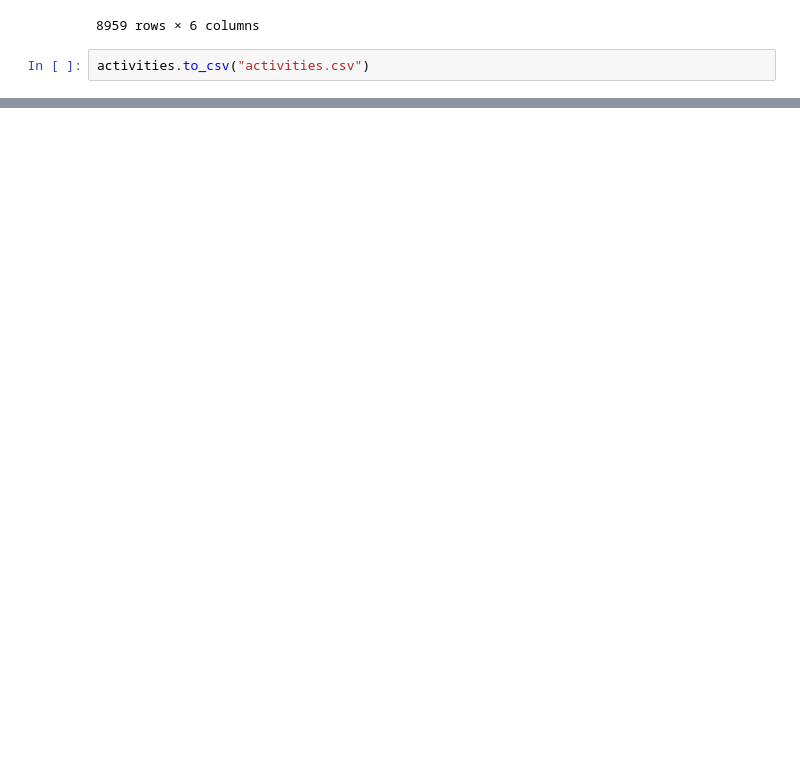
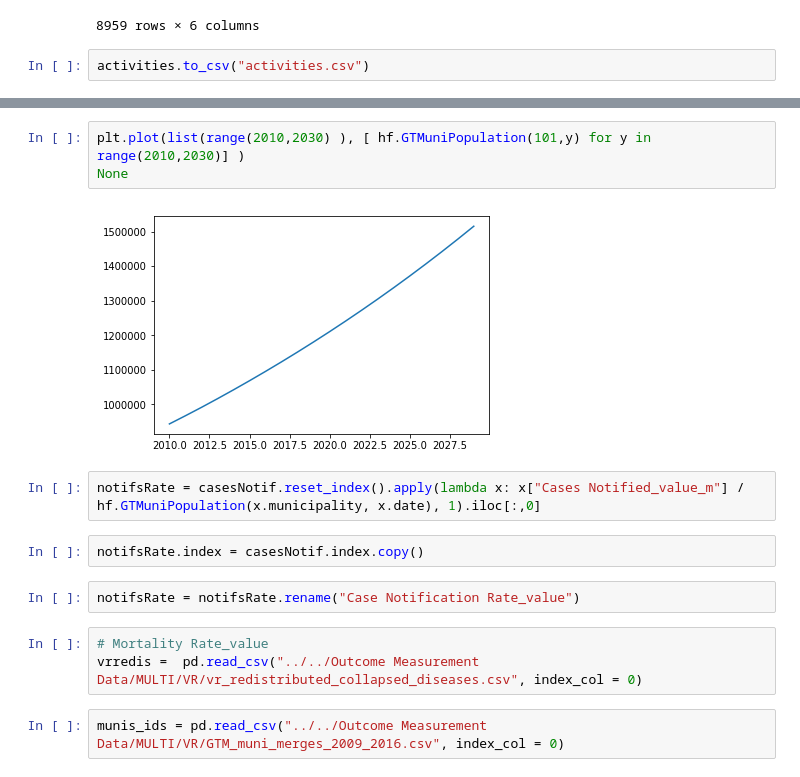
Before and after one commit to Guitlle/gf, a Jupyter notebook: impact_evaluation/gtm_tb/Prepare SEM data.ipynb, the cells around one changed output, grey strips where cells are left out. Saved outputs shown, nothing was run; the diff lists cells and outputs as text; blank space fills up the shorter version.

Commit message:
preparing impact data table

```diff
--- a/impact_evaluation/gtm_tb/Prepare SEM data.ipynb
+++ b/impact_evaluation/gtm_tb/Prepare SEM data.ipynb
@@ -456,0 +481,16 @@ activities.to_csv("activities.csv")
+# %%
+plt.plot(list(range(2010,2030) ), [ hf.GTMuniPopulation(101,y) for y in range(2010,2030)] )
+None
+# %% [output]
+[figure, added]
+# %%
+notifsRate = casesNotif.reset_index().apply(lambda x: x["Cases Notified_value_m"] / hf.GTMuniPopulation(x.municipality, x.date), 1).iloc[:,0]
+# %%
+notifsRate.index = casesNotif.index.copy()
+# %%
+notifsRate = notifsRate.rename("Case Notification Rate_value")
+# %%
+# Mortality Rate_value
+vrredis =  pd.read_csv("../../Outcome Measurement Data/MULTI/VR/vr_redistributed_collapsed_diseases.csv", index_col = 0)
+# %%
+munis_ids = pd.read_csv("../../Outcome Measurement Data/MULTI/VR/GTM_muni_merges_2009_2016.csv", index_col = 0)
```
Also changed, not shown: parts of 13 cells of this notebook.
